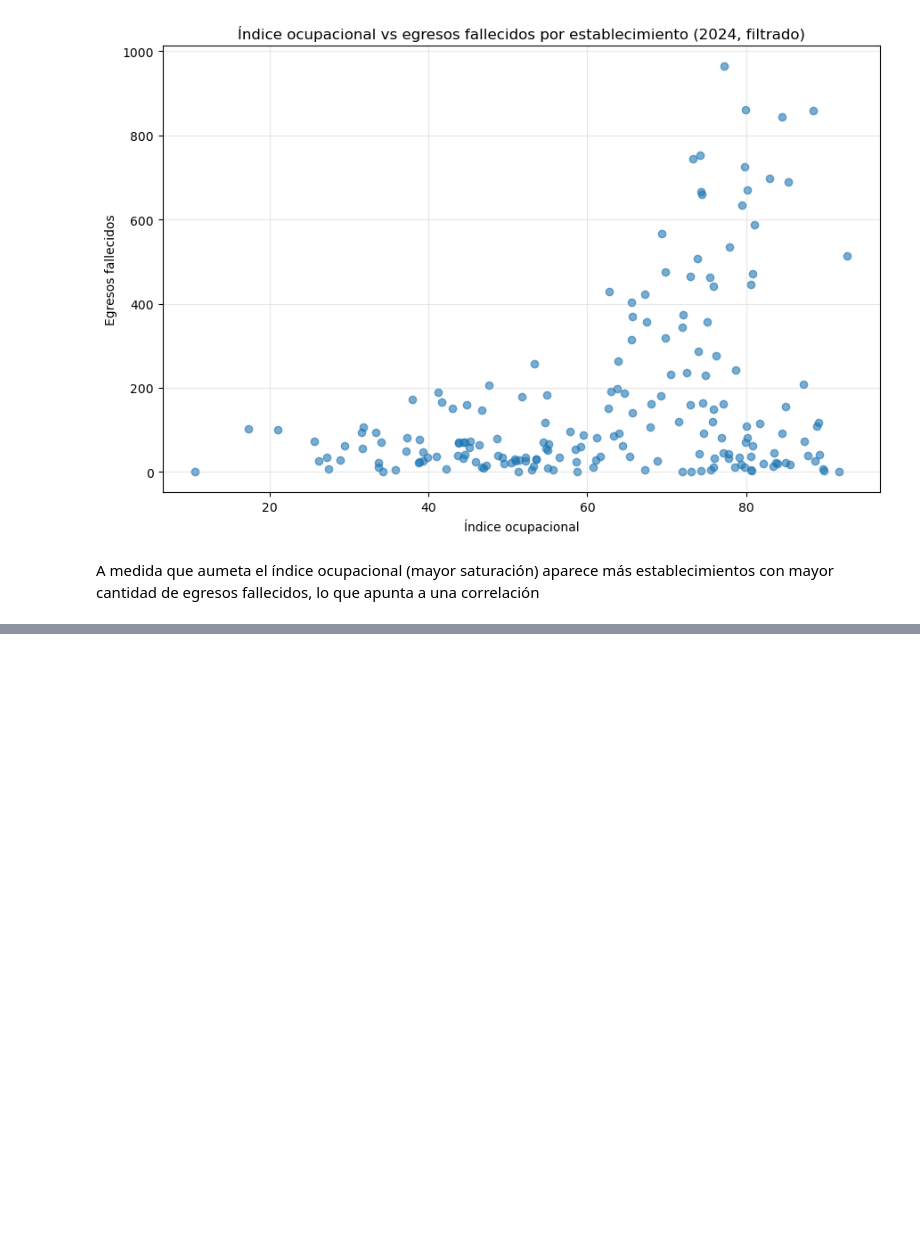
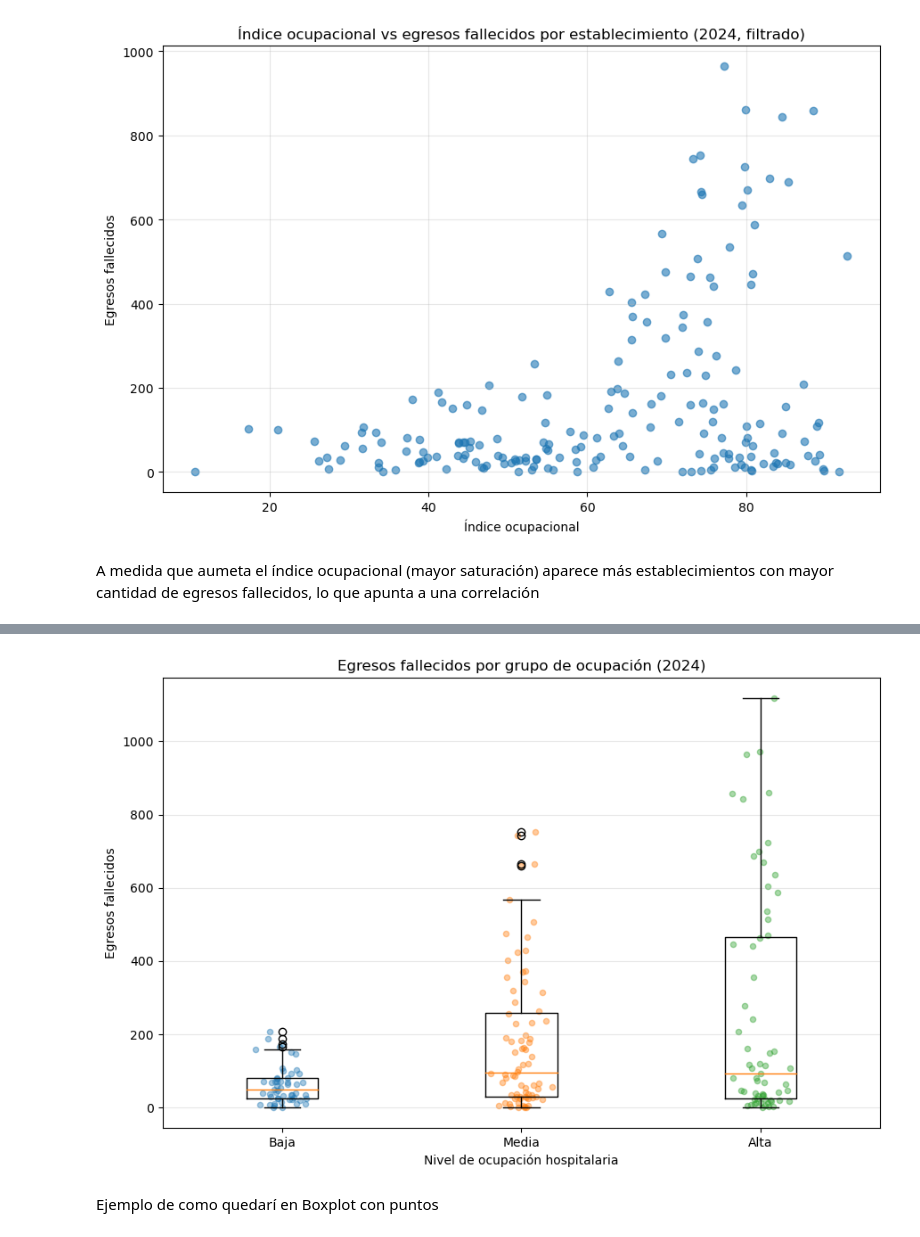
Before and after one commit to Joag115/E1-Visualizacion, a Jupyter notebook: data/Analisis_exploratorio.ipynb, the cells around one changed output, grey strips where cells are left out. Cells and saved outputs as stored; diff of their text form; code cells hidden in the pictures; blank space fills up the shorter version.

```diff
--- a/data/Analisis_exploratorio.ipynb
+++ b/data/Analisis_exploratorio.ipynb
@@ -261,0 +319,28 @@ A medida que aumeta el índice ocupacional (mayor saturación) aparece más esta
+# %%
+plt.figure(figsize=(9, 6))
+
+grupos = ["Baja", "Media", "Alta"]
+datos = []
+
+for g in grupos:
+    valores = df_establecimiento[df_establecimiento["GRUPO_OCUPACION"] == g]["EGRESOS_FALLECIDOS"]
+    datos.append(valores)
+
+plt.boxplot(datos, labels=grupos)
+
+# Agregar puntos con pequeño desplazamiento horizontal
+for i, g in enumerate(grupos, start=1):
+    y = df_establecimiento[df_establecimiento["GRUPO_OCUPACION"] == g]["EGRESOS_FALLECIDOS"]
+    x = np.random.normal(i, 0.05, size=len(y))
+    plt.scatter(x, y, alpha=0.4, s=20)
+
+plt.xlabel("Nivel de ocupación hospitalaria")
+plt.ylabel("Egresos fallecidos")
+plt.title("Egresos fallecidos por grupo de ocupación (2024)")
+plt.grid(True, axis="y", alpha=0.3)
+plt.tight_layout()
+plt.show()
+# %% [output]
+[figure, added]
+# %% [markdown]
+Ejemplo de como quedarí en Boxplot con puntos
```
Also changed, not shown: parts of 4 cells of this notebook, 2 other files.
